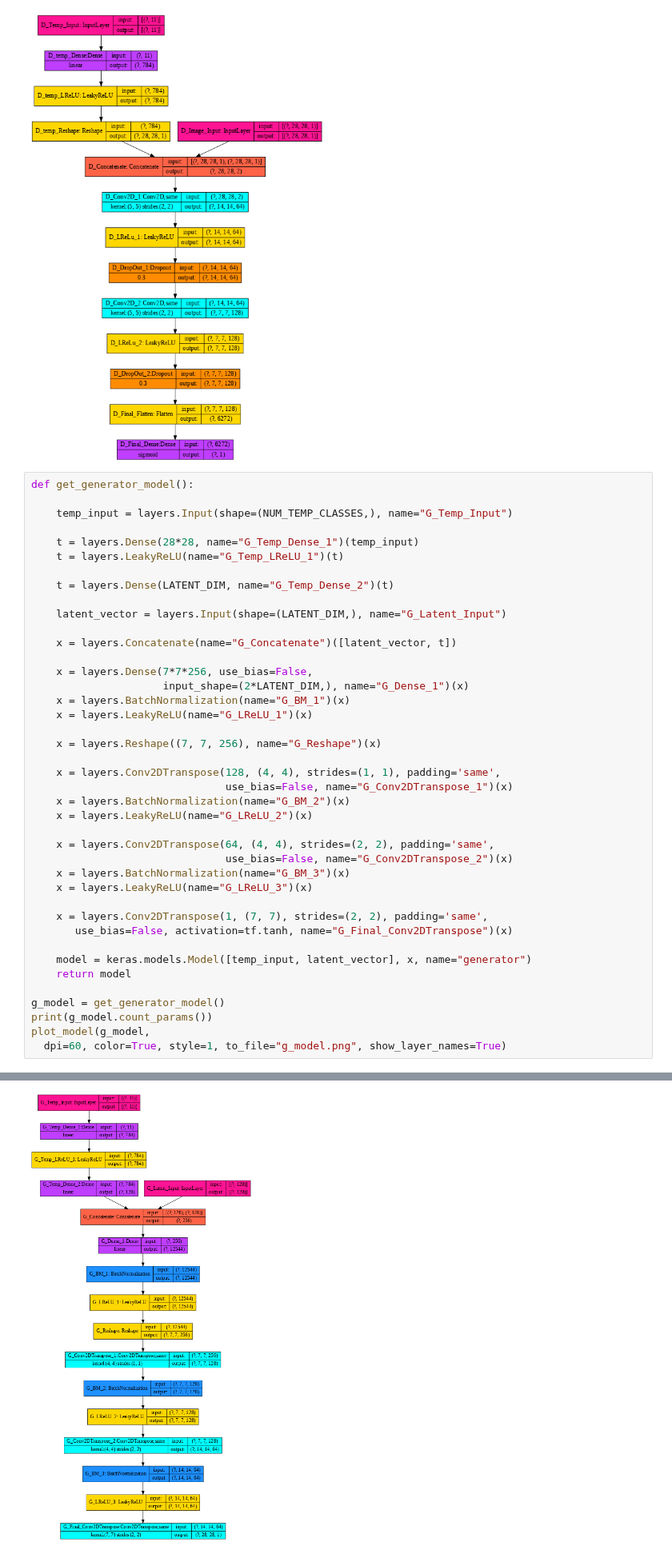
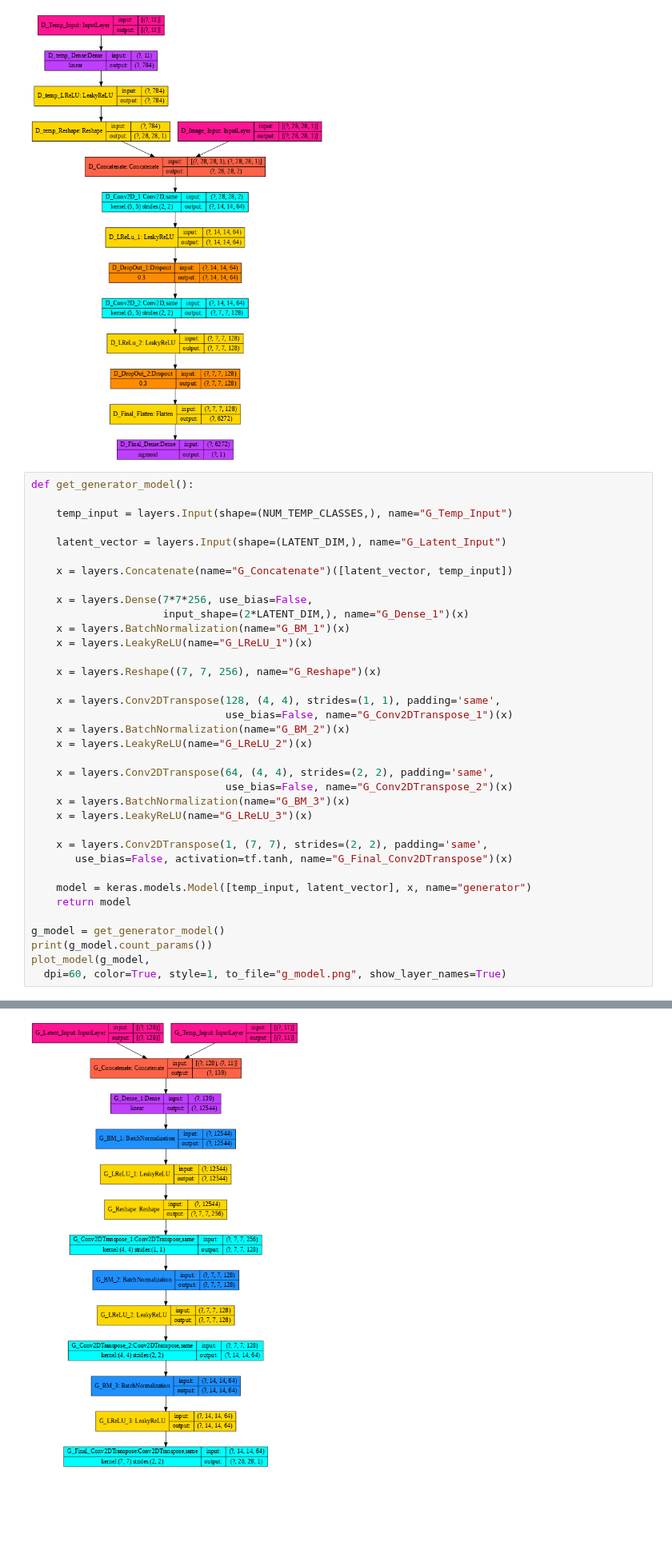
Before and after one commit to raeubaen/misc, a Jupyter notebook: Conditional GAN.ipynb, the cells around one changed output, grey strips where cells are left out. Shown at 80% size. Saved outputs shown, nothing was run; the diff lists cells and outputs as text; blank space fills up the shorter version.

```diff
--- a/Conditional GAN.ipynb
+++ b/Conditional GAN.ipynb
@@ -97,14 +100,9 @@ def get_generator_model():
 
     temp_input = layers.Input(shape=(NUM_TEMP_CLASSES,), name="G_Temp_Input")
 
-    t = layers.Dense(28*28, name="G_Temp_Dense_1")(temp_input)
-    t = layers.LeakyReLU(name="G_Temp_LReLU_1")(t)
-
-    t = layers.Dense(LATENT_DIM, name="G_Temp_Dense_2")(t)
-
     latent_vector = layers.Input(shape=(LATENT_DIM,), name="G_Latent_Input")
 
-    x = layers.Concatenate(name="G_Concatenate")([latent_vector, t])
+    x = layers.Concatenate(name="G_Concatenate")([latent_vector, temp_input])
 
     x = layers.Dense(7*7*256, use_bias=False,
                      input_shape=(2*LATENT_DIM,), name="G_Dense_1")(x)
@@ -138,4 +136,4 @@ plot_model(g_model,
-[figure, old version]
+[figure, new version]
 # %%
 def get_regressor_model():
   #modello da https://github.com/raeubaen/ml/blob/master/NB_CNN_LC3_2020.ipynb
```
Also changed, not shown: parts of 10 cells of this notebook.
